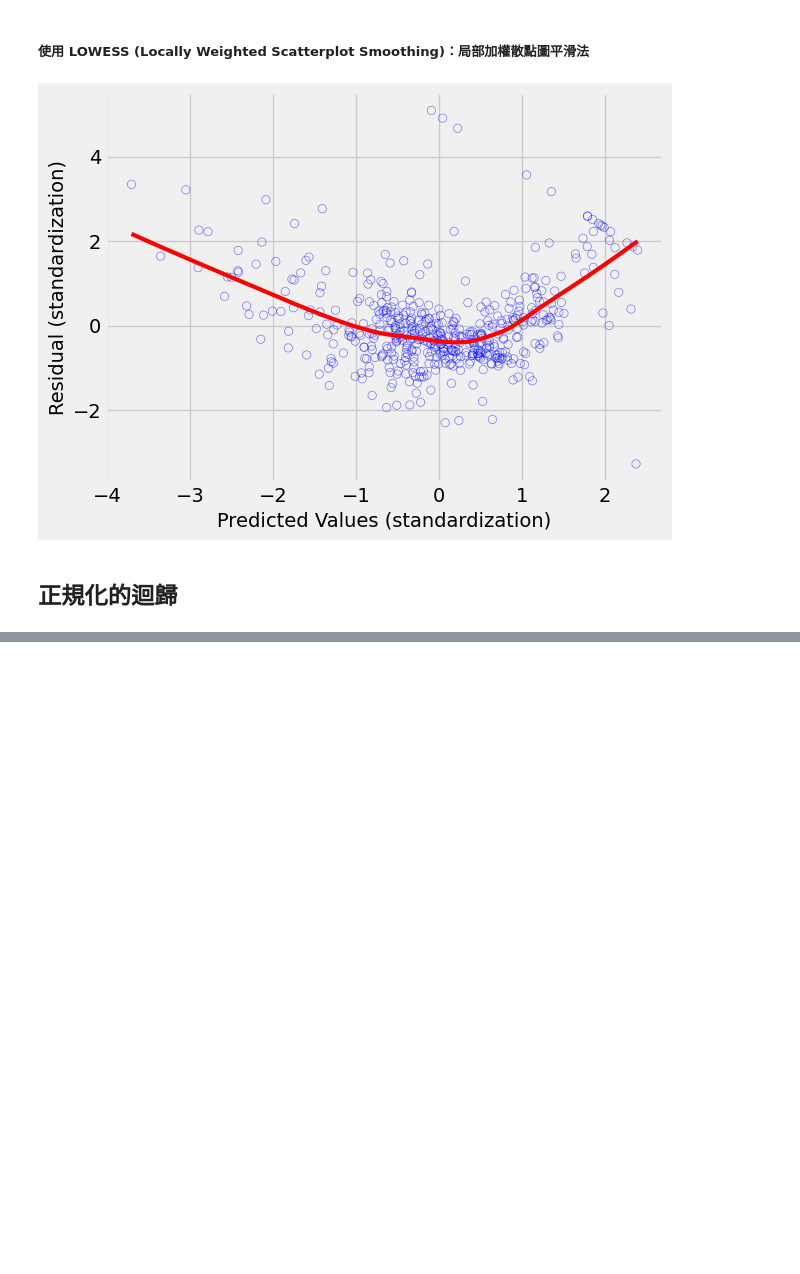
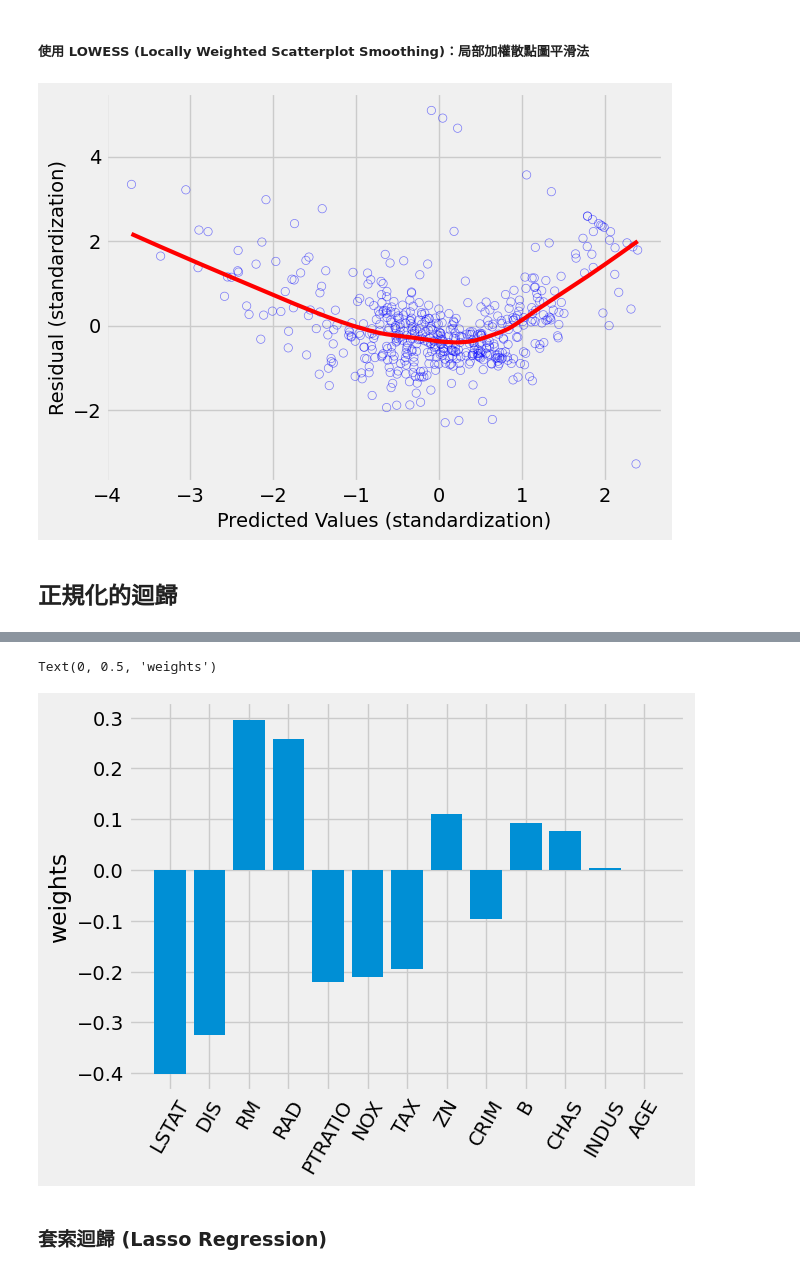
Before and after one commit to telunyang/python_machine_learning, a Jupyter notebook: 2/2.ipynb, the cells around one changed output, grey strips where cells are left out. Drawn from its saved outputs; the diff is of its cells as text; code cells hidden in the pictures; blank space fills up the shorter version.

```diff
--- a/2/2.ipynb
+++ b/2/2.ipynb
@@ -763,0 +897,17 @@ plt.show()
+# %%
+# 因為已經標準化，所以把截距拿掉
+model = Ridge(
+    alpha=reg_cv.alpha_,
+    fit_intercept=False
+)
+
+# 訓練模型
+model.fit(X, y)
+
+# 印出截距與係數
+df_coef = pd.DataFrame(
+    data=model.coef_,
+    columns=df.columns[:-1] # 不包含標記
+)
+
+df_coef
@@ -763,0 +917,35 @@ plt.show()
+# %%
+# 取得迴歸係數
+coef = np.array(df_coef)[0]
+'''
+array([-0.09709513,  0.110543  ,  0.00455384,  0.07574752, -0.21038676,
+        0.29502882, -0.00085069, -0.32456669,  0.25691981, -0.19571307,
+       -0.22027125,  0.09221006, -0.40102587])
+'''
+
+# 依迴歸係數的絕對值排序(由大到小)
+coef_abs = np.apply_along_axis(abs, 0, coef)
+'''
+array([0.09709513, 0.110543  , 0.00455384, 0.07574752, 0.21038676,
+       0.29502882, 0.00085069, 0.32456669, 0.25691981, 0.19571307,
+       0.22027125, 0.09221006, 0.40102587])
+'''
+idx = np.argsort(-coef_abs) # -coef_abs 是為了讓係數由大到小排序
+
+# 繪製長條圖
+plt.bar(range(len(coef)), coef[idx])
+
+# 設定 x 軸的標籤
+plt.xticks(
+    range(len(coef)),
+    df_coef.columns[idx],
+    rotation=60
+)
+
+# 設定 y 軸的標籤
+plt.ylabel('weights')
+# %% [output]
+Text(0, 0.5, 'weights')
+[figure, added]
+# %% [markdown]
+### 套索迴歸 (Lasso Regression)
```
Also changed, not shown: parts of 27 cells of this notebook.
